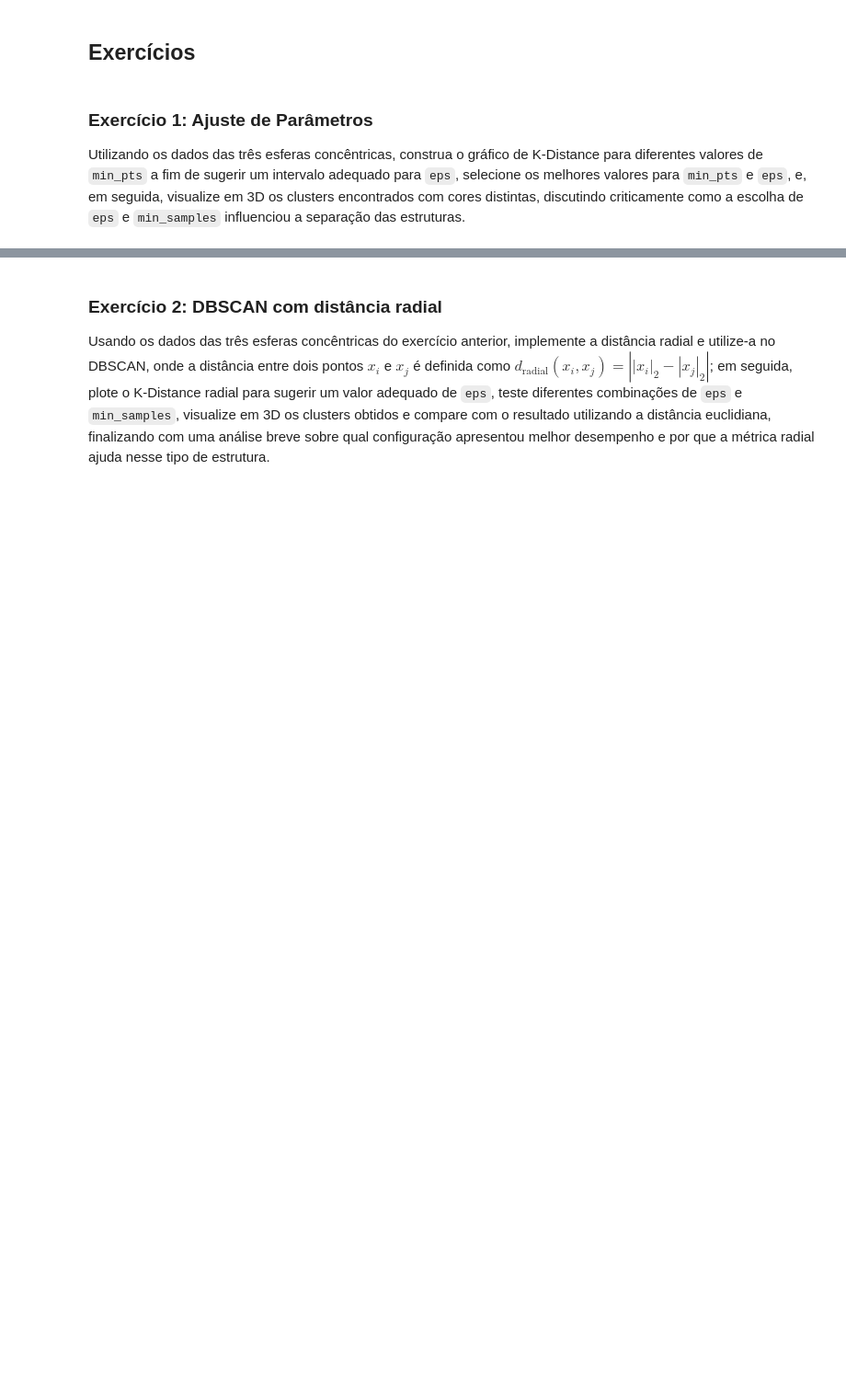
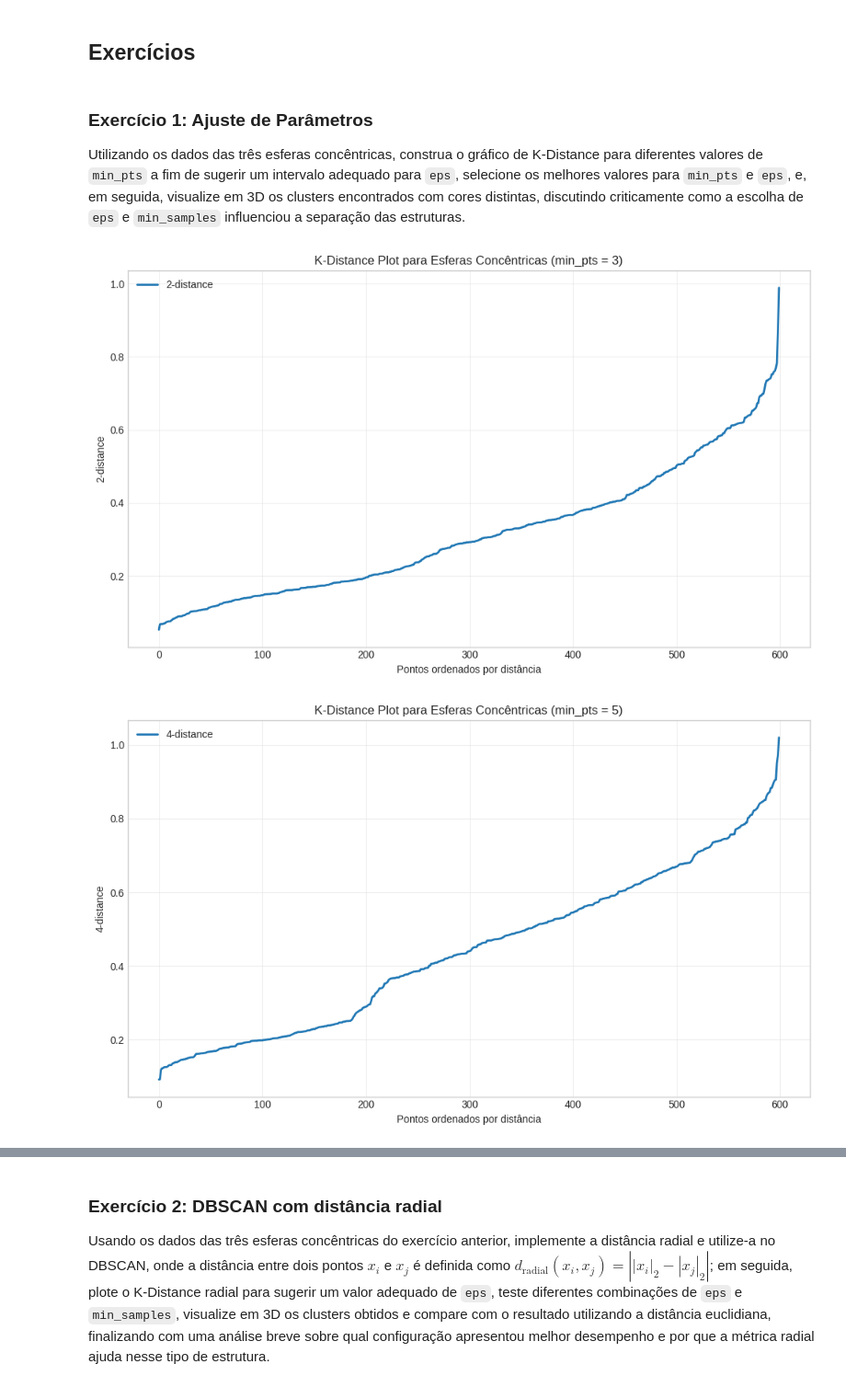
Before and after one commit to JoaoMAraujoJr/Resolu-es-Atividades-Aprendizado-de-Maquina-Supervisionado, a Jupyter notebook: 04_dbscan_resolução.ipynb, the cells around one changed output, grey strips where cells are left out. Shown at 92% size. Cells and saved outputs as stored; diff of their text form; code cells hidden in the pictures; blank space fills up the shorter version.

```diff
--- a/04_dbscan_resolução.ipynb
+++ b/04_dbscan_resolução.ipynb
@@ -74,8 +74,15 @@ class DBSCAN:
         """Calcula a matriz de distâncias entre todos os pontos"""
         if self.metric == 'euclidean':
             distances = np.linalg.norm(X[:, np.newaxis] - X, axis=2)
-        # elif self.metric == '...':
-            # distance = ...
+        elif self.metric == 'radial':
+            n = len(X)
+            distances = np.zeros((n, n))
+            norms = np.linalg.norm(X, axis=1) # Calculate norms for all points once
+            for i in range(n):
+                for j in range(i + 1, n):
+                    dist = np.abs(norms[i] - norms[j])
+                    distances[i, j] = dist
+                    distances[j, i] = dist
         else:
             raise ValueError("Métrica não suportada")
         return distances
@@ -470,0 +488,8 @@ fig.show()
+# %%
+min_pts_values = [3, 5, 8, 10]
+
+for min_pts in min_pts_values:
+  plot_k_distance(X_spheres, min_pts, title="K-Distance Plot para Esferas Concêntricas (min_pts = " + str(min_pts) + ")")
+# %% [output]
+[figure, added]
+[figure, added]
```
Also changed, not shown: parts of 17 cells of this notebook.
